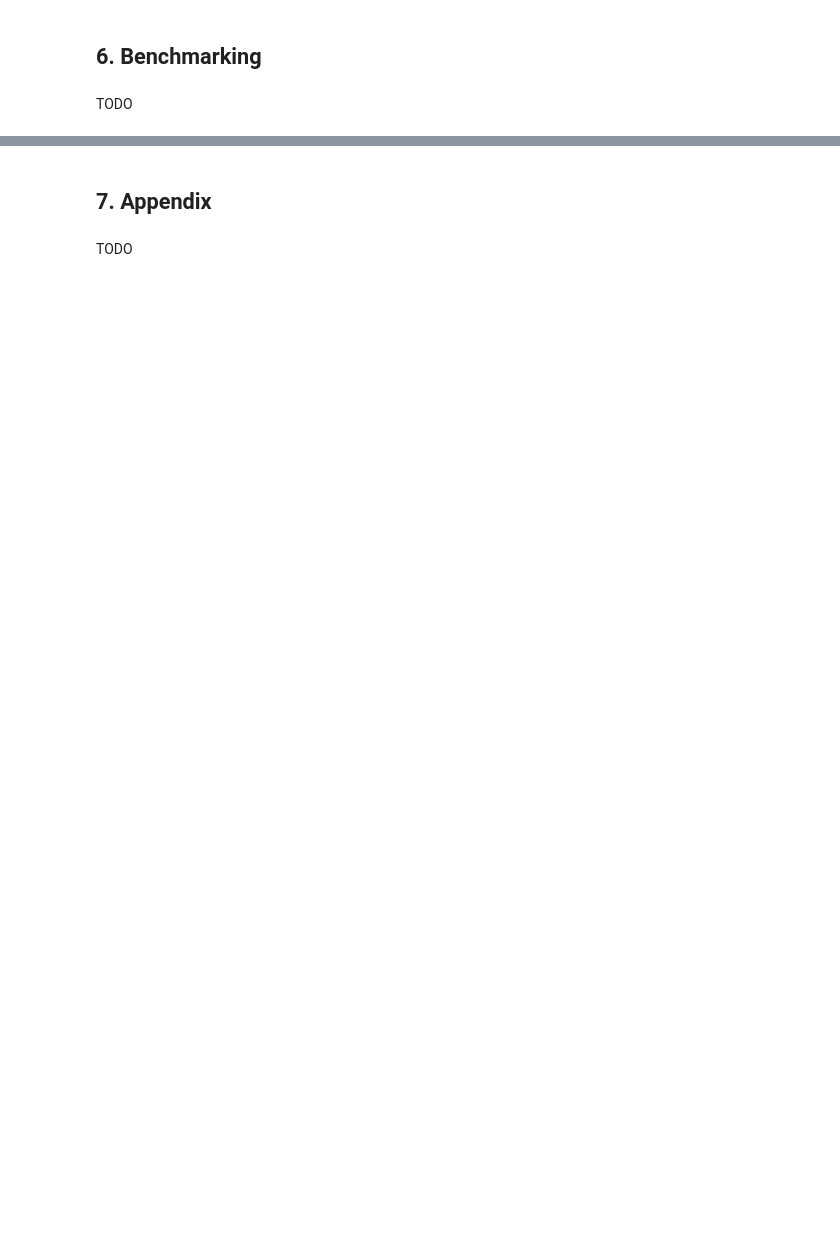
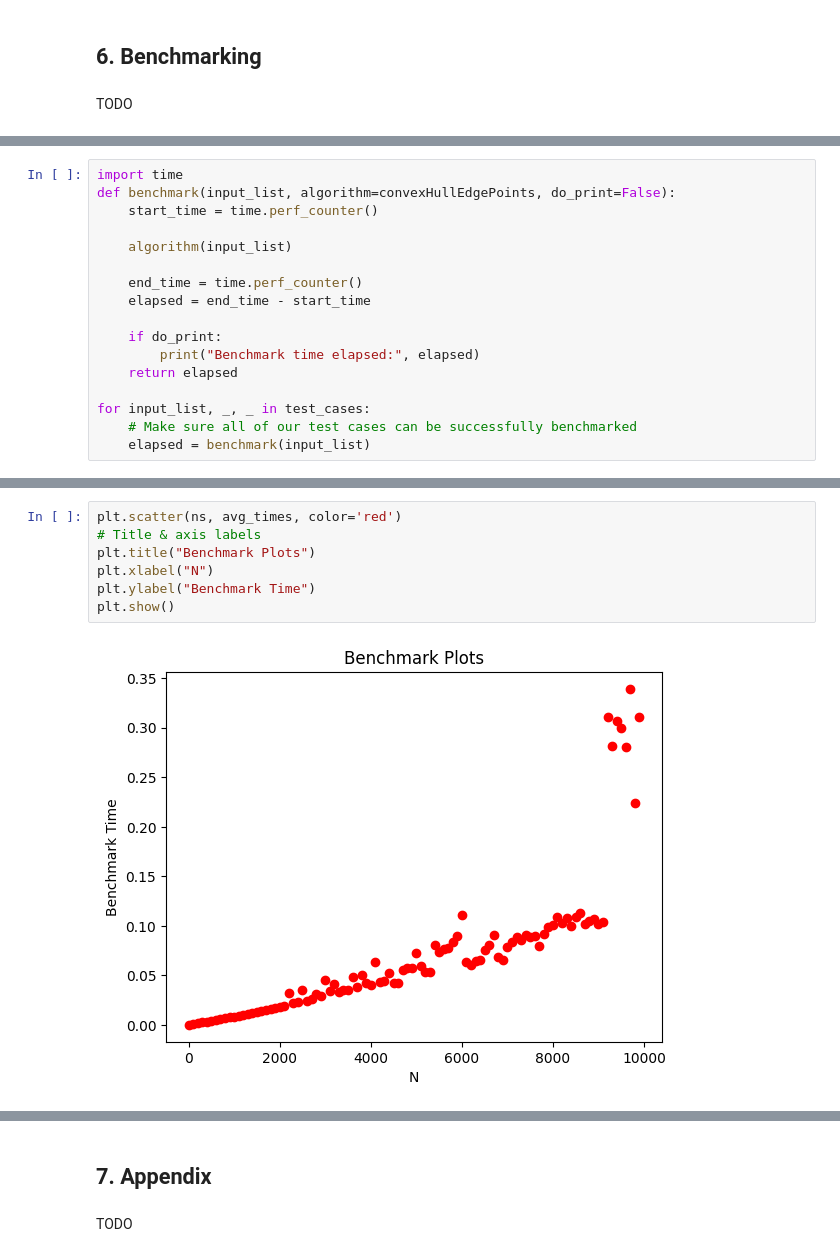
Before and after one commit to Insufficient-Charge/CSC3310_TeamN, a Jupyter notebook: Lab2.ipynb, the cells around one changed output, grey strips where cells are left out. Drawn from its saved outputs; the diff is of its cells as text; blank space fills up the shorter version.

```diff
--- a/Lab2.ipynb
+++ b/Lab2.ipynb
@@ -426,0 +445,17 @@ TODO
+# %%
+import time
+def benchmark(input_list, algorithm=convexHullEdgePoints, do_print=False):
+    start_time = time.perf_counter()
+
+    algorithm(input_list)
+
+    end_time = time.perf_counter()
+    elapsed = end_time - start_time
+
+    if do_print:
+        print("Benchmark time elapsed:", elapsed)
+    return elapsed
+
+for input_list, _, _ in test_cases:
+    # Make sure all of our test cases can be successfully benchmarked
+    elapsed = benchmark(input_list)
@@ -426,0 +547,9 @@ TODO
+# %%
+plt.scatter(ns, avg_times, color='red')
+# Title & axis labels
+plt.title("Benchmark Plots")
+plt.xlabel("N")
+plt.ylabel("Benchmark Time")
+plt.show()
+# %% [output]
+[figure, added]
```
Also changed, not shown: parts of 8 cells of this notebook.
